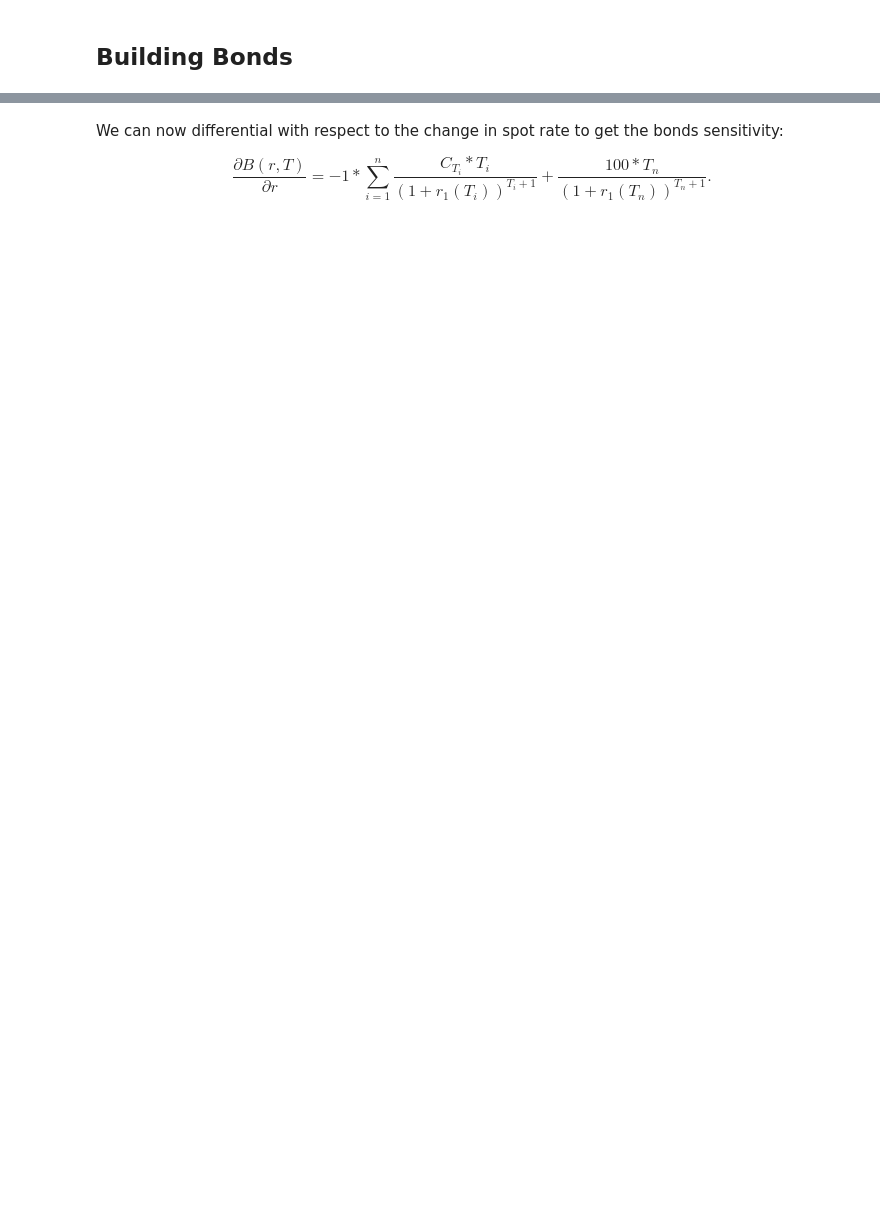
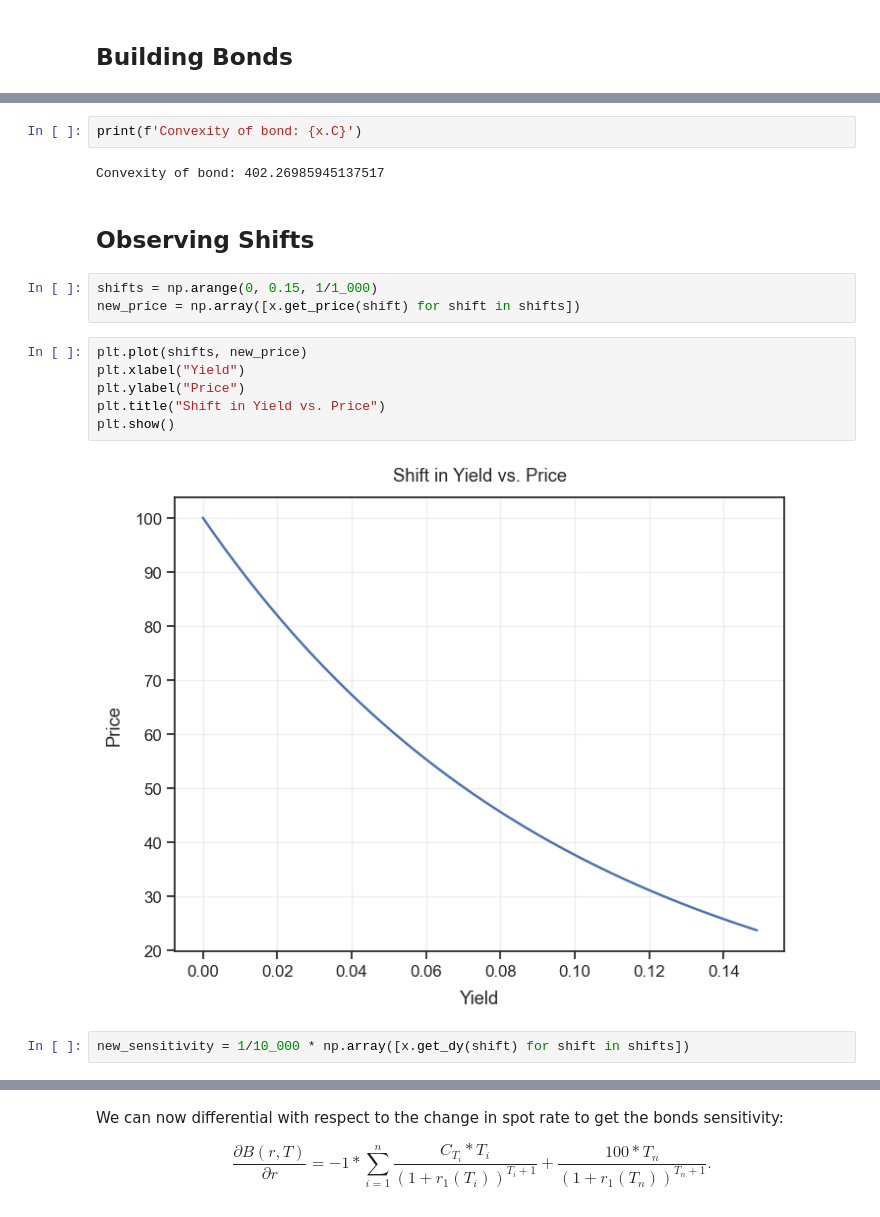
Before and after one commit to ChrisJMolloy/Bond-Duration, a Jupyter notebook: sensitivity.ipynb, the cells around one changed output, grey strips where cells are left out. Saved outputs shown, nothing was run; the diff lists cells and outputs as text; blank space fills up the shorter version.

```diff
--- a/sensitivity.ipynb
+++ b/sensitivity.ipynb
@@ -83,0 +229,19 @@ where $r_1(\cdot)$ is the one period rate for time $T_i$. These cash flows can b
+# %%
+print(f'Convexity of bond: {x.C}')
+# %% [output]
+Convexity of bond: 402.26985945137517
+# %% [markdown]
+## Observing Shifts
+# %%
+shifts = np.arange(0, 0.15, 1/1_000)
+new_price = np.array([x.get_price(shift) for shift in shifts])
+# %%
+plt.plot(shifts, new_price)
+plt.xlabel("Yield")
+plt.ylabel("Price")
+plt.title("Shift in Yield vs. Price")
+plt.show()
+# %% [output]
+[figure, added]
+# %%
+new_sensitivity = 1/10_000 * np.array([x.get_dy(shift) for shift in shifts])
```
Also changed, not shown: parts of 76 cells of this notebook, 1 other file.
